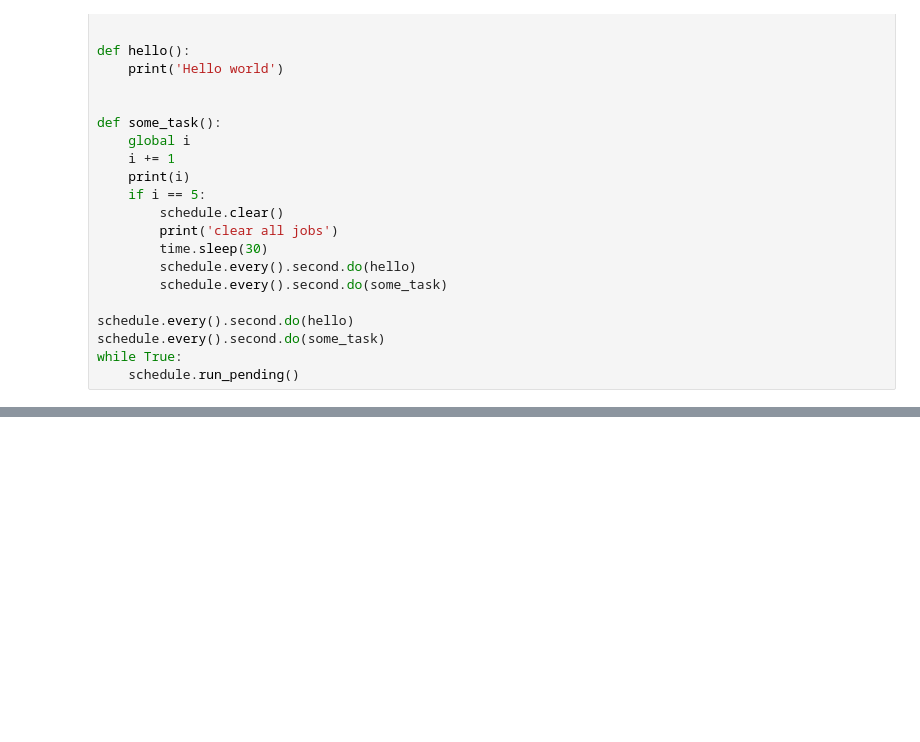
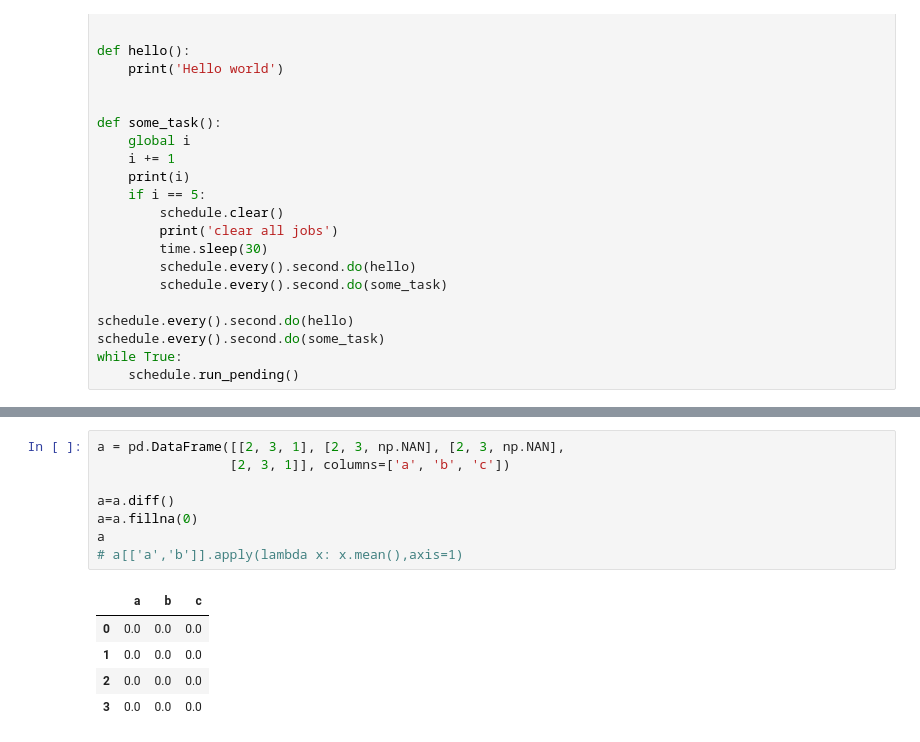
Before and after one commit to 666WXY666/aiops2022, a Jupyter notebook: utils/vision/data_vision_wxy.ipynb, the cells around one changed output, grey strips where cells are left out. Drawn from its saved outputs; the diff is of its cells as text; blank space fills up the shorter version.

```diff
--- a/utils/vision/data_vision_wxy.ipynb
+++ b/utils/vision/data_vision_wxy.ipynb
@@ -507,0 +642,14 @@ d.iloc[-1:,:]
+# %%
+a = pd.DataFrame([[2, 3, 1], [2, 3, np.NAN], [2, 3, np.NAN],
+                 [2, 3, 1]], columns=['a', 'b', 'c'])
+
+a=a.diff()
+a=a.fillna(0)
+a
+# a[['a','b']].apply(lambda x: x.mean(),axis=1)
+# %% [output]
+|  | a | b | c |
+| 0 | 0.0 | 0.0 | 0.0 |
+| 1 | 0.0 | 0.0 | 0.0 |
+| 2 | 0.0 | 0.0 | 0.0 |
+| 3 | 0.0 | 0.0 | 0.0 |
```
Also changed, not shown: parts of 6 cells of this notebook, 4 other files.
